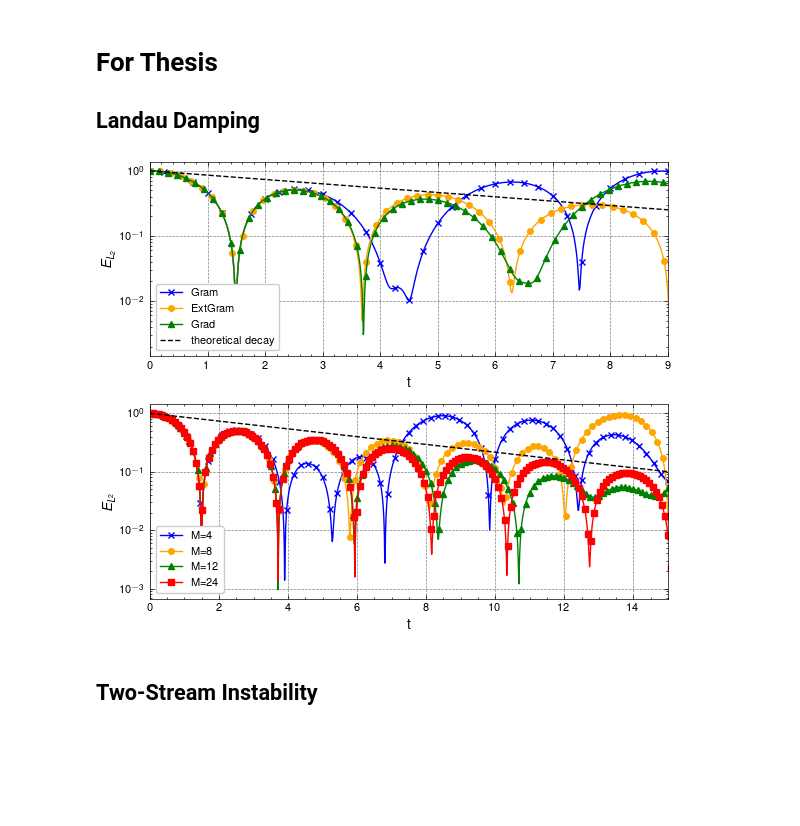
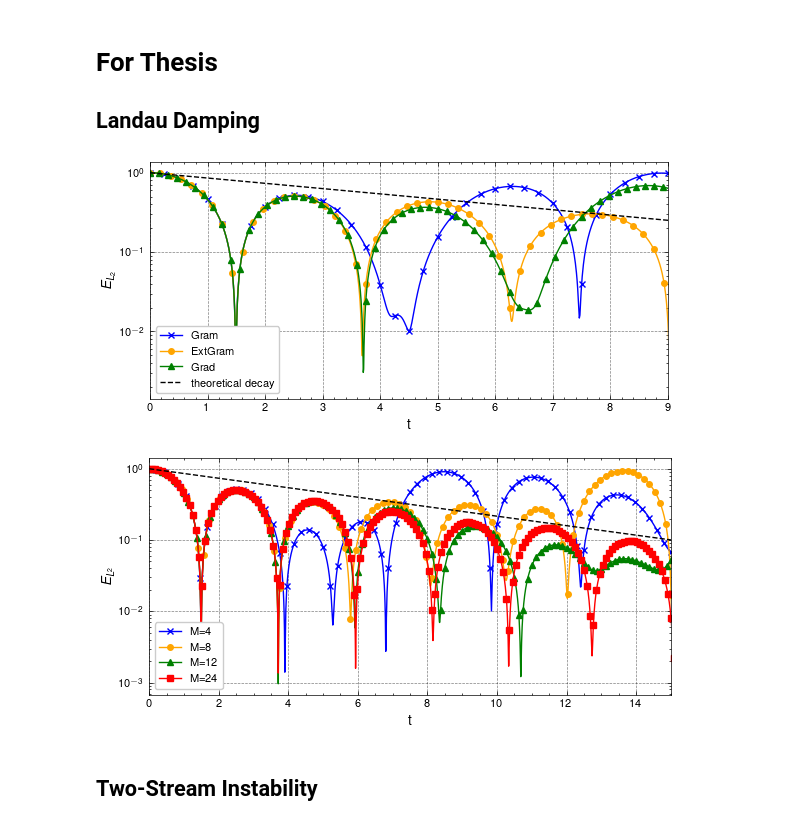
Before and after one commit to JanHab/ExtGram.jl, a Jupyter notebook: notebooks/VlasovPoissonExamples.ipynb, the cells around one changed output. Saved outputs shown, nothing was run; the diff lists cells and outputs as text; code cells hidden in the pictures; blank space fills up the shorter version.

```diff
--- a/notebooks/VlasovPoissonExamples.ipynb
+++ b/notebooks/VlasovPoissonExamples.ipynb
@@ -54,49 +54,50 @@ colors = ['blue', 'orange', 'green', 'red', 'purple', 'cyan']
 # %%
 M = 6
 gamma = -0.1533
 
-fig, axs = plt.subplots(nrows=2)
+fig, axs = plt.subplots(figsize=(WIDTH, .6*HEIGHT))#!nrows=2)
 for i, closure in enumerate(closures):
     # file = f"../out/VlasovPoisson/LandauDamping/energy_moments_closure{closure}_T{T_end}_M{M}_k{k}_ϵ{epsilon}_p{polydeg}_level{base_tree_level}_x_lower{x_lower}_x_upper{x_upper}.csv"
     file = f"../out/VlasovPoisson/LandauDamping/energy_moments_solution_M{M}_closure{closure}_Kn{Kn}_T_end{T_end}_rho_0{rho_0}_v_0{v_0}_theta_0{theta_0}_epsilon{epsilon}_k{k}_p{polydeg}_level{base_tree_level}_x_lower{x_lower}_x_upper{x_upper}.csv"
     data = pd.read_csv(file)
 
-    axs[0].plot(data["time"], data["E_L2"] / data["E_L2"][0], marker=markers[i], color=colors[i], markevery=25, label=closure)
-axs[0].plot(data["time"], np.exp(gamma * data["time"]), 'k--', label="theoretical decay")
-axs[0].set_xlim(0, 9)
-axs[0].set_yscale("log")
-axs[0].set_xlabel("t")
-axs[0].set_ylabel("$E_{L_2}$")
-axs[0].legend(loc='lower left')
-# fig.tight_layout()
-# fig.savefig(f"../out/Figures/LandauDamping/LandauDamping_M{M}_k{k}_epsilon{epsilon}_p{polydeg}.pdf")
-# fig.show()
+    axs.plot(data["time"], data["E_L2"] / data["E_L2"][0], marker=markers[i], color=colors[i], markevery=25, label=closure)
+axs.plot(data["time"], np.exp(gamma * data["time"]), 'k--', label="theoretical decay")
+axs.set_xlim(0, 9)
+axs.set_yscale("log")
+axs.set_xlabel("t")
+axs.set_ylabel("$E_{L_2}$")
+axs.legend(loc='lower left')
+fig.tight_layout()
+fig.savefig(f"../out/Figures/LandauDamping/LandauDamping_M{M}_k{k}_epsilon{epsilon}_p{polydeg}.pdf")
+fig.show()
 
 
 Moments = [4, 8, 12, 24]
 closure = 'ExtGram'
 # base_tree_level = 8 #!6
 # polydeg = 1 #!3
 # Kn = 1.0
 
-# fig, axs = plt.subplots()
+fig, axs = plt.subplots(figsize=(WIDTH, .6*HEIGHT))
 for i, M in enumerate(Moments):
     file = f"../out/VlasovPoisson/LandauDamping/energy_moments_solution_M{M}_closure{closure}_Kn{Kn}_T_end{T_end}_rho_0{rho_0}_v_0{v_0}_theta_0{theta_0}_epsilon{epsilon}_k{k}_p{polydeg}_level{base_tree_level}_x_lower{x_lower}_x_upper{x_upper}.csv"
     data = pd.read_csv(file)
 
-    axs[1].plot(data["time"], data["E_L2"] / data["E_L2"][0], marker=markers[i], markevery=25, color=colors[i], label=f'M={M}')
+    axs.plot(data["time"], data["E_L2"] / data["E_L2"][0], marker=markers[i], markevery=25, color=colors[i], label=f'M={M}')
 
-axs[1].plot(data["time"], np.exp(gamma * data["time"]), 'k--')
-axs[1].set_yscale("log")
-axs[1].set_xlim(0, 15)
-axs[1].set_xlabel("t")
-axs[1].set_ylabel("$E_{L^2}$")
-axs[1].legend(loc='lower left')
+axs.plot(data["time"], np.exp(gamma * data["time"]), 'k--')
+axs.set_yscale("log")
+axs.set_xlim(0, 15)
+axs.set_xlabel("t")
+axs.set_ylabel("$E_{L^2}$")
+axs.legend(loc='lower left')
 fig.tight_layout()
-fig.savefig(f"../out/Figures/LandauDamping/LandauDamping_Even_{closure}_k{k}_epsilon{epsilon}_p{polydeg}.pdf")
+fig.savefig(f"../out/Figures/LandauDamping/LandauDamping_Even_k{k}_epsilon{epsilon}_p{polydeg}.pdf")
 fig.show()
 # %% [output]
-[figure, old version]
+[figure, new version]
+[figure, added]
 # %% [markdown]
 ## Two-Stream Instability
 # %%
```
Also changed, not shown: 1 other file.
